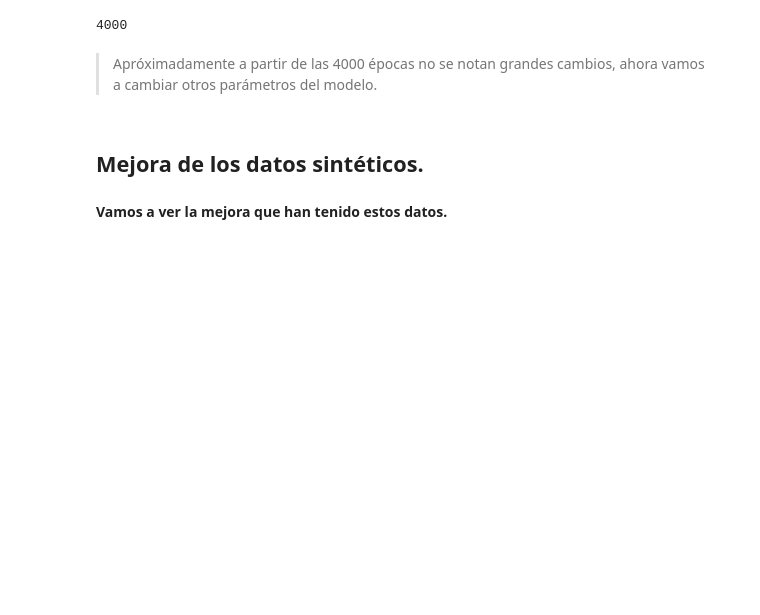
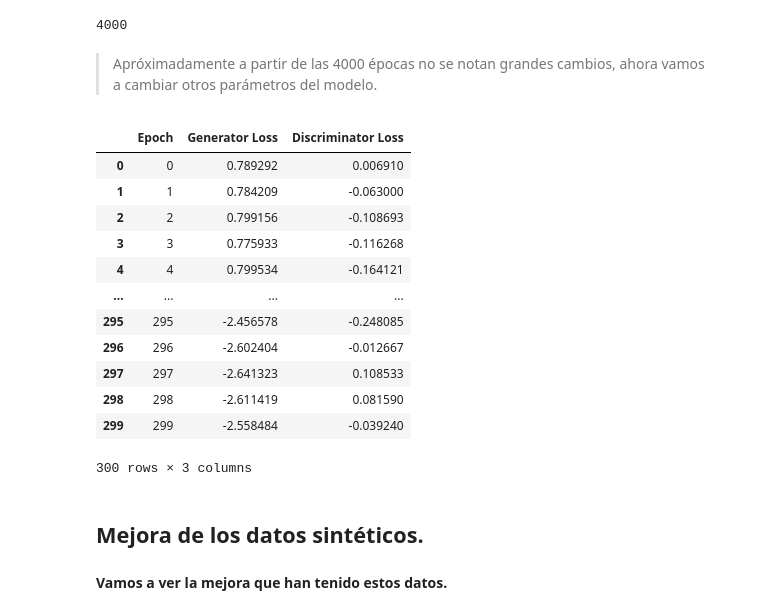
Before and after one commit to Toni2Morales/PrediccionParkinson, a Jupyter notebook: notebooks/Parkinson.ipynb, the cells around one changed output. Saved outputs shown, nothing was run; the diff lists cells and outputs as text; code cells hidden in the pictures; blank space fills up the shorter version.

```diff
--- a/notebooks/Parkinson.ipynb
+++ b/notebooks/Parkinson.ipynb
@@ -337,5 +403,21 @@ MejorNEpocas = Abrir("MejorNEpocas")
 # %% [markdown]
 >Apróximadamente a partir de las 4000 épocas no se notan grandes cambios, ahora vamos a cambiar otros parámetros del modelo.
+# %%
+synthesizer.get_loss_values()
+# %% [output]
+|  | Epoch | Generator Loss | Discriminator Loss |
+| 0 | 0 | 0.789292 | 0.006910 |
+| 1 | 1 | 0.784209 | -0.063000 |
+| 2 | 2 | 0.799156 | -0.108693 |
+| 3 | 3 | 0.775933 | -0.116268 |
+| 4 | 4 | 0.799534 | -0.164121 |
+| ... | ... | ... | ... |
+| 295 | 295 | -2.456578 | -0.248085 |
+| 296 | 296 | -2.602404 | -0.012667 |
+| 297 | 297 | -2.641323 | 0.108533 |
+| 298 | 298 | -2.611419 | 0.081590 |
+| 299 | 299 | -2.558484 | -0.039240 |
+300 rows × 3 columns
 # %% [markdown]
 ## Mejora de los datos sintéticos.
 # %%
```
Also changed, not shown: parts of 30 cells of this notebook, 6 other files.
